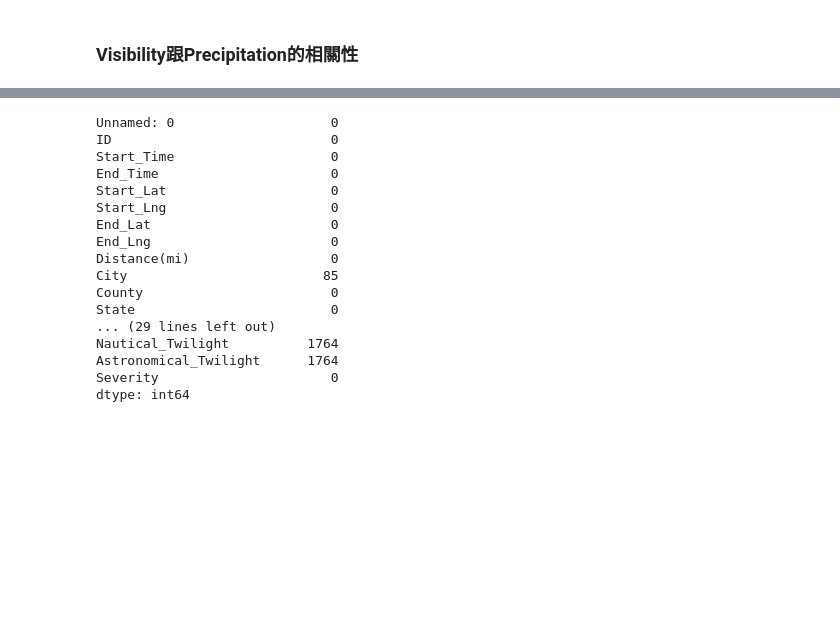
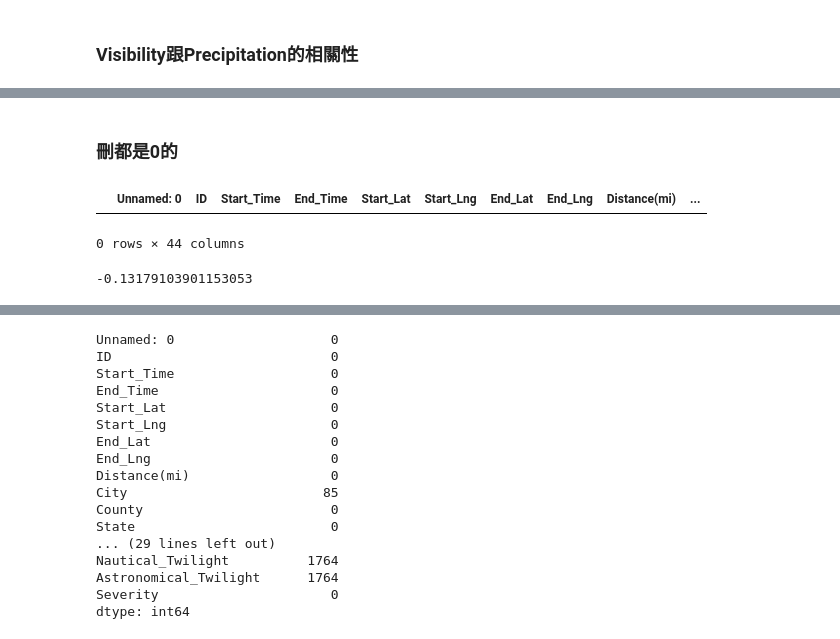
Before and after one commit to Vincent23412/-, a Jupyter notebook: 交通事故專案.ipynb, the cells around one changed output, grey strips where cells are left out. Cells and saved outputs as stored; diff of their text form; code cells hidden in the pictures; blank space fills up the shorter version.

```diff
--- a/交通事故專案.ipynb
+++ b/交通事故專案.ipynb
@@ -339,0 +349,15 @@ Precipitation_Visibility = Visibility.dropna(subset=['Precipitation(in)'])
+# %% [markdown]
+### 刪都是0的
+# %%
+df = Precipitation_Visibility[(Precipitation_Visibility['Precipitation(in)'] == 0) & (Precipitation_Visibility['Visibility(mi)'] == 0)]
+# %%
+del_both = pd.concat([Precipitation_Visibility, df]).drop_duplicates(keep=False)
+# %%
+del_both[(del_both['Precipitation(in)']==0) & (del_both['Visibility(mi)'] == 0)]
+# %% [output]
+|  | Unnamed: 0 | ID | Start_Time | End_Time | Start_Lat | Start_Lng | End_Lat | End_Lng | Distance(mi) | ... |
+0 rows × 44 columns
+# %%
+del_both.corr()['Precipitation(in)']['Visibility(mi)']
+# %% [output]
+-0.13179103901153053
```
Also changed, not shown: parts of 12 cells of this notebook.
